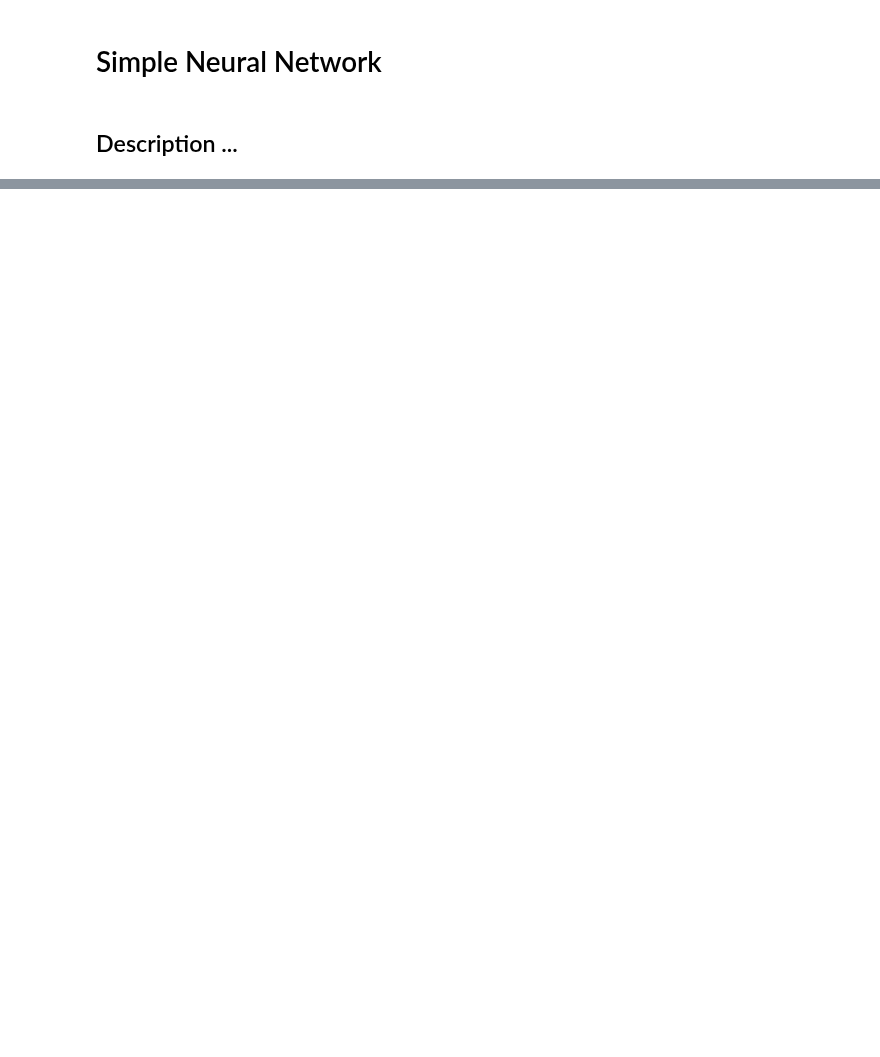
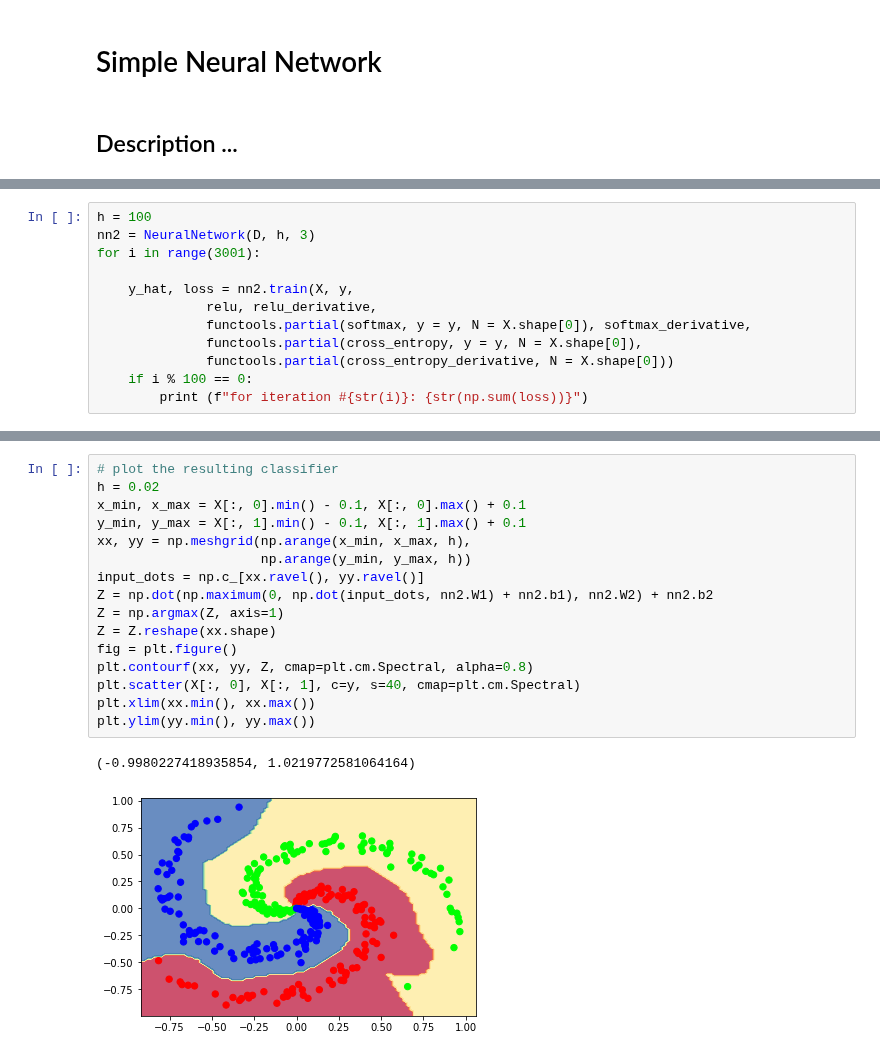
Before and after one commit to teodora-petkova/artificial-intelligence-course, a Jupyter notebook: Deep-Learning/Trials/Simple Neural Network.ipynb, the cells around one changed output, grey strips where cells are left out. Cells and saved outputs as stored; diff of their text form; blank space fills up the shorter version.

Commit message:
updated implementation of the simple neural network

```diff
--- a/Deep-Learning/Trials/Simple Neural Network.ipynb
+++ b/Deep-Learning/Trials/Simple Neural Network.ipynb
@@ -101,0 +169,12 @@ Loss:
+# %%
+h = 100
+nn2 = NeuralNetwork(D, h, 3)
+for i in range(3001):
+
+    y_hat, loss = nn2.train(X, y,
+              relu, relu_derivative,
+              functools.partial(softmax, y = y, N = X.shape[0]), softmax_derivative,
+              functools.partial(cross_entropy, y = y, N = X.shape[0]),
+              functools.partial(cross_entropy_derivative, N = X.shape[0]))
+    if i % 100 == 0:
+        print (f"for iteration #{str(i)}: {str(np.sum(loss))}")
@@ -102,3 +206,22 @@ Loss:
+# %%
+# plot the resulting classifier
+h = 0.02
+x_min, x_max = X[:, 0].min() - 0.1, X[:, 0].max() + 0.1
+y_min, y_max = X[:, 1].min() - 0.1, X[:, 1].max() + 0.1
+xx, yy = np.meshgrid(np.arange(x_min, x_max, h),
+                     np.arange(y_min, y_max, h))
+input_dots = np.c_[xx.ravel(), yy.ravel()]
+Z = np.dot(np.maximum(0, np.dot(input_dots, nn2.W1) + nn2.b1), nn2.W2) + nn2.b2
+Z = np.argmax(Z, axis=1)
+Z = Z.reshape(xx.shape)
+fig = plt.figure()
+plt.contourf(xx, yy, Z, cmap=plt.cm.Spectral, alpha=0.8)
+plt.scatter(X[:, 0], X[:, 1], c=y, s=40, cmap=plt.cm.Spectral)
+plt.xlim(xx.min(), xx.max())
+plt.ylim(yy.min(), yy.max())
+# %% [output]
+(-0.9980227418935854, 1.0219772581064164)
+[figure, added]
 # %% [markdown]
 Bibliography:
 
```
Also changed, not shown: parts of 14 cells of this notebook, 1 other file.
